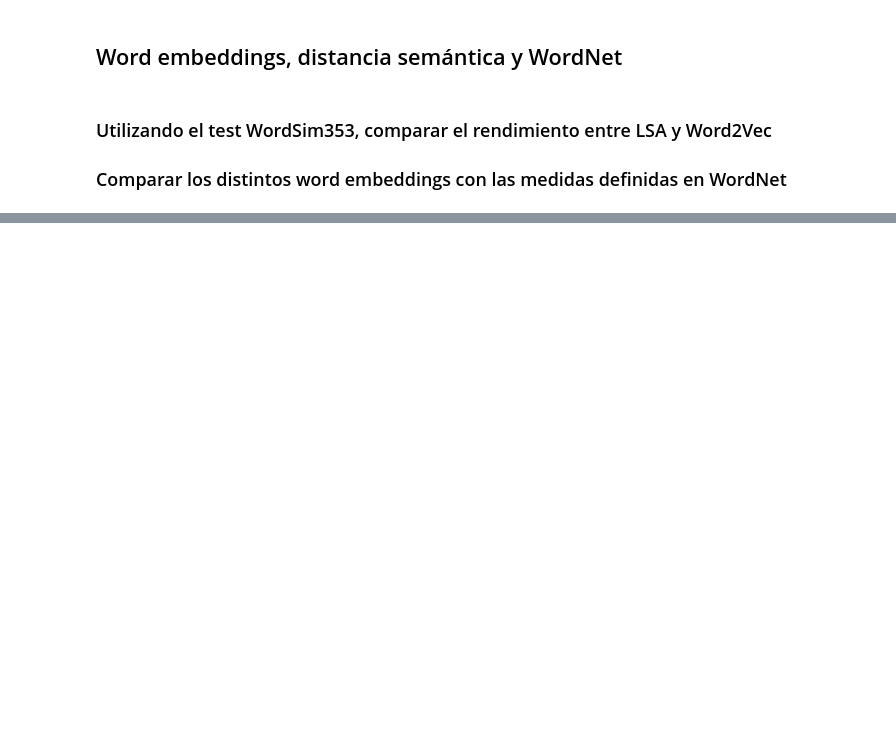
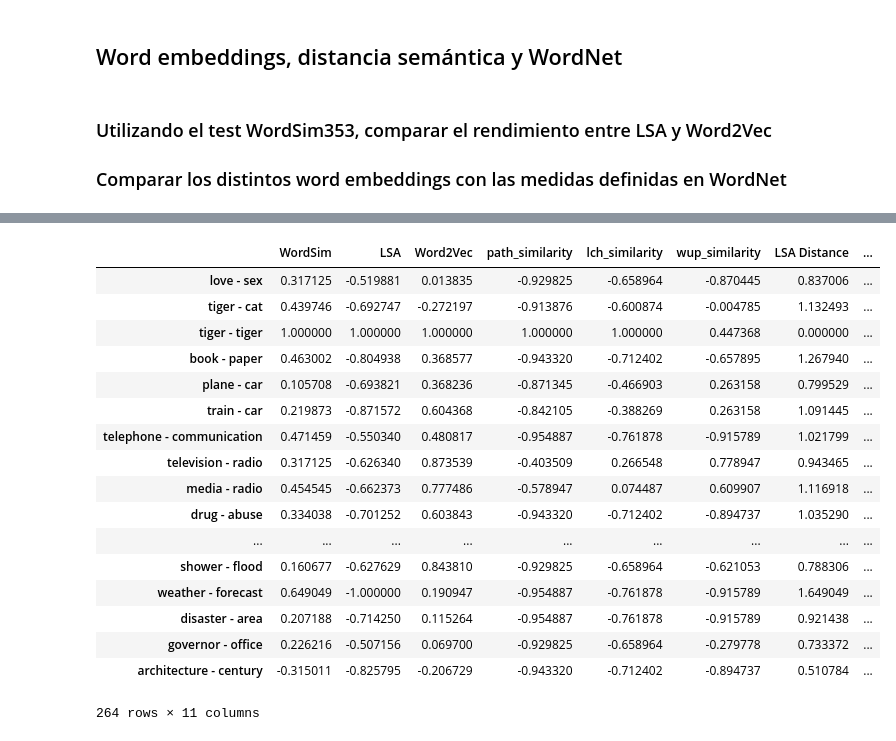
Before and after one commit to santiago-mb/data-science, a Jupyter notebook: wip/tp6/tp6.ipynb, the cells around one changed output, grey strips where cells are left out. Cells and saved outputs as stored; diff of their text form; code cells hidden in the pictures; blank space fills up the shorter version.

```diff
--- a/wip/tp6/tp6.ipynb
+++ b/wip/tp6/tp6.ipynb
@@ -417,0 +335,42 @@ display(dfMeasures)
+# %%
+columnWordEmbeddingsNames = ['WordSim', 'LSA', 'Word2Vec', 'path_similarity', 'lch_similarity', 'wup_similarity']
+columnWordEmbeddingsDistanceNames = ['LSA Distance', 'Word2Vec Distance', 'path_similarity Distance', 'lch_similarity Distance', 'wup_similarity Distance']
+
+df = pd.DataFrame(columns = columnWordEmbeddingsNames)
+
+for d in new_docs:
+    df = df.append((pd.Series( \
+        { \
+            columnWordEmbeddingsNames[0]: d[2], \
+            columnWordEmbeddingsNames[1]: d[3], \
+            columnWordEmbeddingsNames[2]: d[4], \
+            columnWordEmbeddingsNames[3]: d[5], \
+            columnWordEmbeddingsNames[4]: d[6], \
+            columnWordEmbeddingsNames[5]: d[7], \
+            columnWordEmbeddingsDistanceNames[0]: math.fabs(d[2]-d[3]), \
+            columnWordEmbeddingsDistanceNames[1]: math.fabs(d[2]-d[4]), \
+            columnWordEmbeddingsDistanceNames[2]: math.fabs(d[2]-d[5]), \
+            columnWordEmbeddingsDistanceNames[3]: math.fabs(d[2]-d[6]), \
+            columnWordEmbeddingsDistanceNames[4]: math.fabs(d[2]-d[7]), \
+        })).rename(d[0] + ' - ' + d[1]))
+
+display(df)
+# %% [output]
+|  | WordSim | LSA | Word2Vec | path_similarity | lch_similarity | wup_similarity | LSA Distance | ... |
+| love - sex | 0.317125 | -0.519881 | 0.013835 | -0.929825 | -0.658964 | -0.870445 | 0.837006 | ... |
+| tiger - cat | 0.439746 | -0.692747 | -0.272197 | -0.913876 | -0.600874 | -0.004785 | 1.132493 | ... |
+| tiger - tiger | 1.000000 | 1.000000 | 1.000000 | 1.000000 | 1.000000 | 0.447368 | 0.000000 | ... |
+| book - paper | 0.463002 | -0.804938 | 0.368577 | -0.943320 | -0.712402 | -0.657895 | 1.267940 | ... |
+| plane - car | 0.105708 | -0.693821 | 0.368236 | -0.871345 | -0.466903 | 0.263158 | 0.799529 | ... |
+| train - car | 0.219873 | -0.871572 | 0.604368 | -0.842105 | -0.388269 | 0.263158 | 1.091445 | ... |
+| telephone - communication | 0.471459 | -0.550340 | 0.480817 | -0.954887 | -0.761878 | -0.915789 | 1.021799 | ... |
+| television - radio | 0.317125 | -0.626340 | 0.873539 | -0.403509 | 0.266548 | 0.778947 | 0.943465 | ... |
+| media - radio | 0.454545 | -0.662373 | 0.777486 | -0.578947 | 0.074487 | 0.609907 | 1.116918 | ... |
+| drug - abuse | 0.334038 | -0.701252 | 0.603843 | -0.943320 | -0.712402 | -0.894737 | 1.035290 | ... |
+| ... | ... | ... | ... | ... | ... | ... | ... | ... |
+| shower - flood | 0.160677 | -0.627629 | 0.843810 | -0.929825 | -0.658964 | -0.621053 | 0.788306 | ... |
+| weather - forecast | 0.649049 | -1.000000 | 0.190947 | -0.954887 | -0.761878 | -0.915789 | 1.649049 | ... |
+| disaster - area | 0.207188 | -0.714250 | 0.115264 | -0.954887 | -0.761878 | -0.915789 | 0.921438 | ... |
+| governor - office | 0.226216 | -0.507156 | 0.069700 | -0.929825 | -0.658964 | -0.279778 | 0.733372 | ... |
+| architecture - century | -0.315011 | -0.825795 | -0.206729 | -0.943320 | -0.712402 | -0.894737 | 0.510784 | ... |
+264 rows × 11 columns
```
Also changed, not shown: parts of 8 cells of this notebook.
